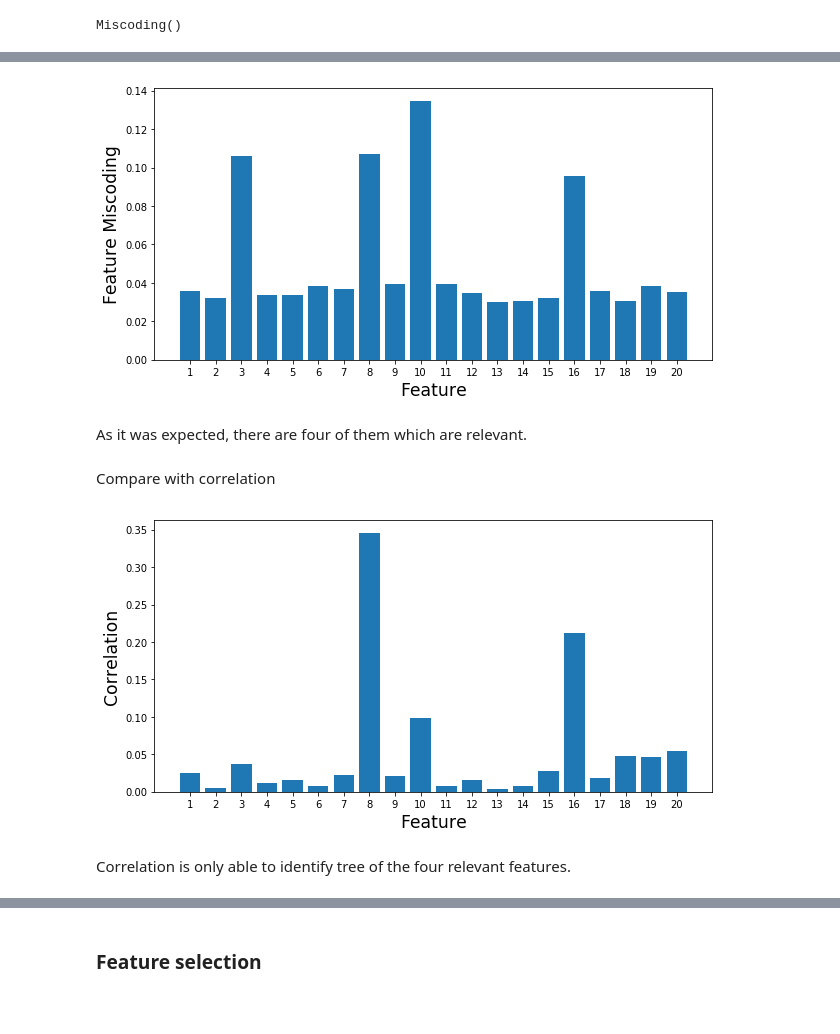
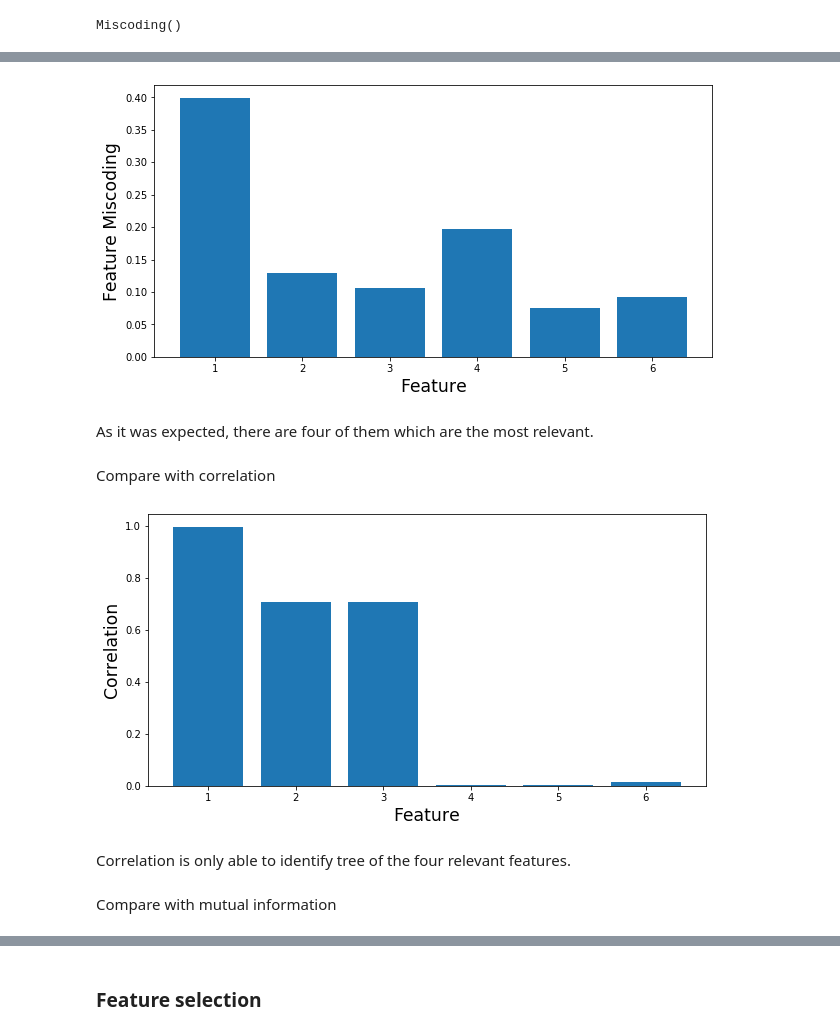
Before and after one commit to rleiva/nescience, a Jupyter notebook: examples/Miscoding.ipynb, the cells around one changed output, grey strips where cells are left out. Drawn from its saved outputs; the diff is of its cells as text; code cells hidden in the pictures; blank space fills up the shorter version.

```diff
--- a/examples/Miscoding.ipynb
+++ b/examples/Miscoding.ipynb
@@ -18,8 +21,8 @@ from scipy.stats import norm, expon
 # %% [markdown]
 Let's y follow normal distribution, x1 be a predictor following y with some noise, and x2 be a second predictor following a different distribution.
 # %%
-y  = norm.rvs(loc=3, size=10000)
-x1 = y + np.random.randn()
+y  = norm.rvs(loc=3, scale=1, size=10000)
+x1 = y + norm.rvs(loc=3, scale=1, size=10000) / 10
 x2 = expon.rvs(size=10000)
 X = np.column_stack((x1, x2))
 # %% [markdown]
@@ -61 +49,12 @@ X, y = make_classification(n_samples=n_samples, n_features=n_features, n_informa
+# %%
+y  = norm.rvs(loc=3, scale=1, size=10000)
+x0 = y + norm.rvs(loc=3, scale=1, size=10000) / 10  # Good
+x1 = y + norm.rvs(loc=3, scale=1, size=10000)       # Good enough
+x2 = x1 + 0.1                     # Redundant wrt x1
+x3 = expon.rvs(size=10000)        # Not relevant
+x4 = x3 + 0.1                     # Redundant wrt x3
+x5 = np.random.randn(10000)       # Not relevant
+X  = np.column_stack((x0, x1, x2, x3, x4, x5))
+
+n_features = 6
 # %%
@@ -70,12 +75,12 @@ tcc = miscoding.miscoding_features(type='adjusted')
 # %%
-plt.bar(x=np.arange(0, n_features), height=tcc, tick_label=np.arange(1, n_features+1))
+plt.bar(x=np.arange(0, n_features), height=mscd, tick_label=np.arange(1, n_features+1))
 plt.xlabel("Feature", fontsize="xx-large")
 plt.ylabel("Feature Miscoding", fontsize="xx-large")
 plt.show()
 # %% [output]
-[figure, old version]
+[figure, new version]
 # %% [markdown]
-As it was expected, there are four of them which are relevant.
+As it was expected, there are four of them which are the most relevant.
 # %% [markdown]
 Compare with correlation
 # %%
@@ -88,6 +93,8 @@ plt.xlabel("Feature", fontsize="xx-large")
 plt.ylabel("Correlation", fontsize="xx-large")
 plt.show()
 # %% [output]
-[figure, old version]
+[figure, new version]
 # %% [markdown]
 Correlation is only able to identify tree of the four relevant features.
+# %% [markdown]
+Compare with mutual information
```
Also changed, not shown: parts of 56 cells of this notebook, 7 other files.
